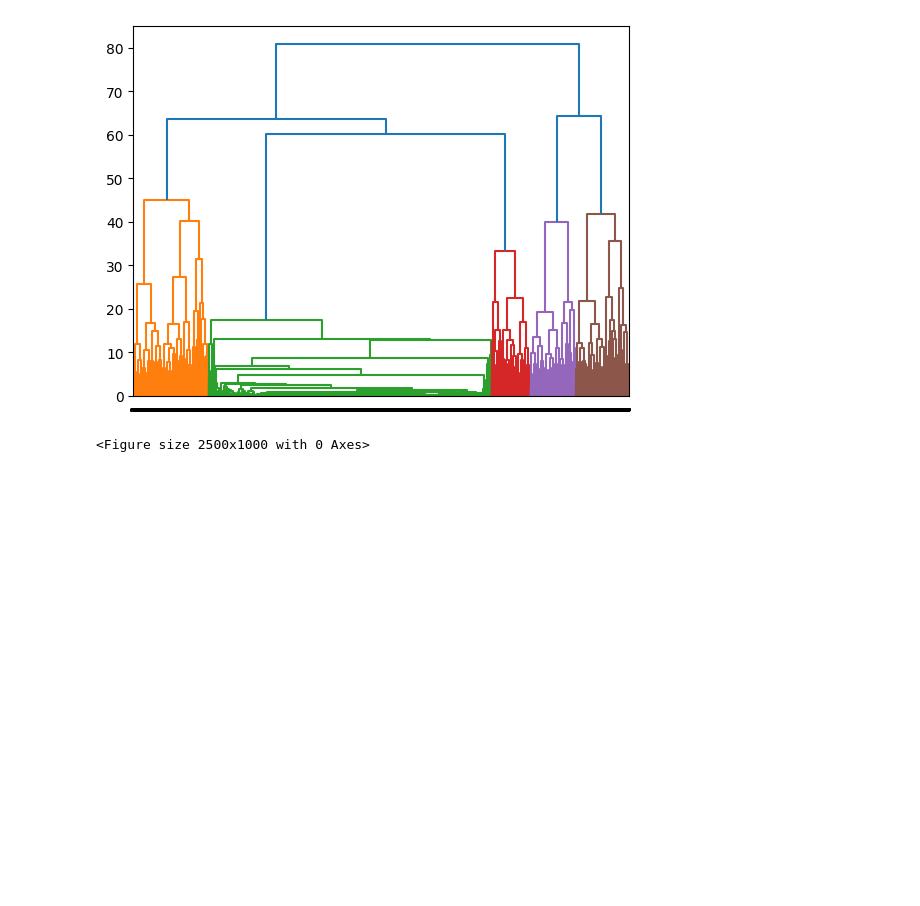
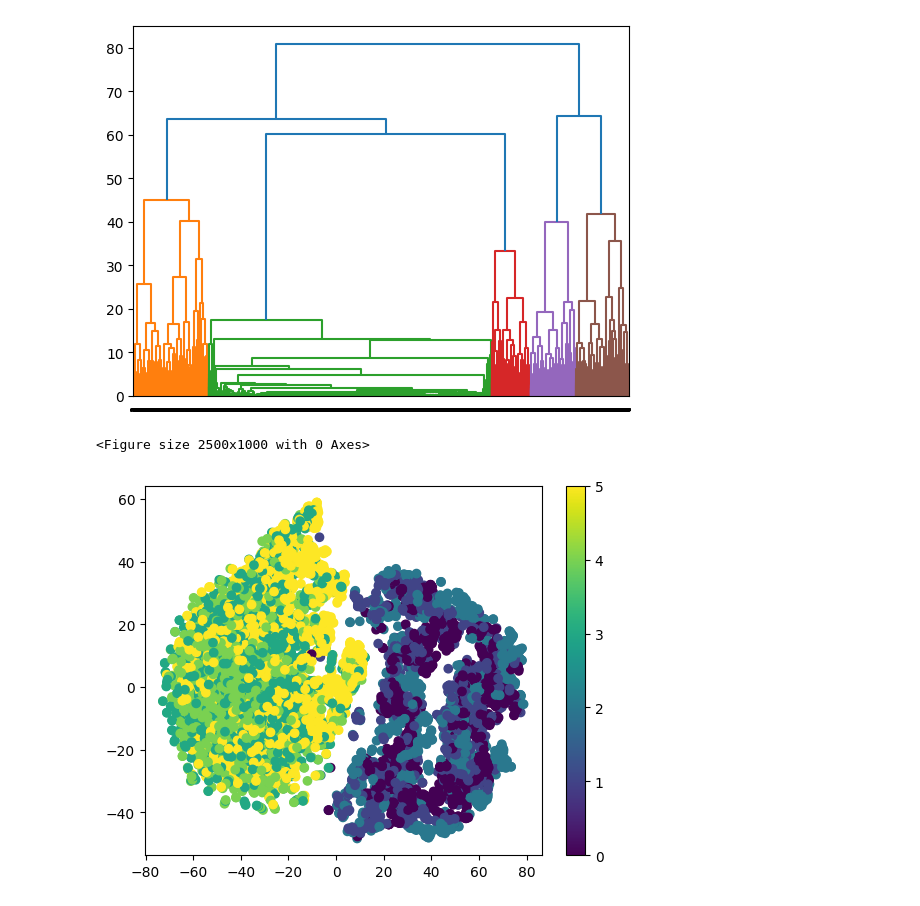
Before and after one commit to salocinrevenge/EpisodeTracker, a Jupyter notebook: code/hierAR.ipynb, the cells around one changed output. Drawn from its saved outputs; the diff is of its cells as text; code cells hidden in the pictures; blank space fills up the shorter version.

```diff
--- a/code/hierAR.ipynb
+++ b/code/hierAR.ipynb
@@ -17,3 +17,15 @@ plt.show()
 # %% [output]
 [figure]
 <Figure size 2500x1000 with 0 Axes>
+# %%
+# mostra o tsne desses dados
+from sklearn.manifold import TSNE
+import numpy as np
+
+X = train.X[:,0,:].reshape(train.X.shape[0],train.X.shape[-1])
+X_embedded = TSNE(n_components=2).fit_transform(X)
+plt.scatter(X_embedded[:,0], X_embedded[:,1], c=train.Y)
+plt.colorbar()
+plt.show()
+# %% [output]
+[figure, added]
```
Also changed, not shown: parts of 3 cells of this notebook, 1 other file.
